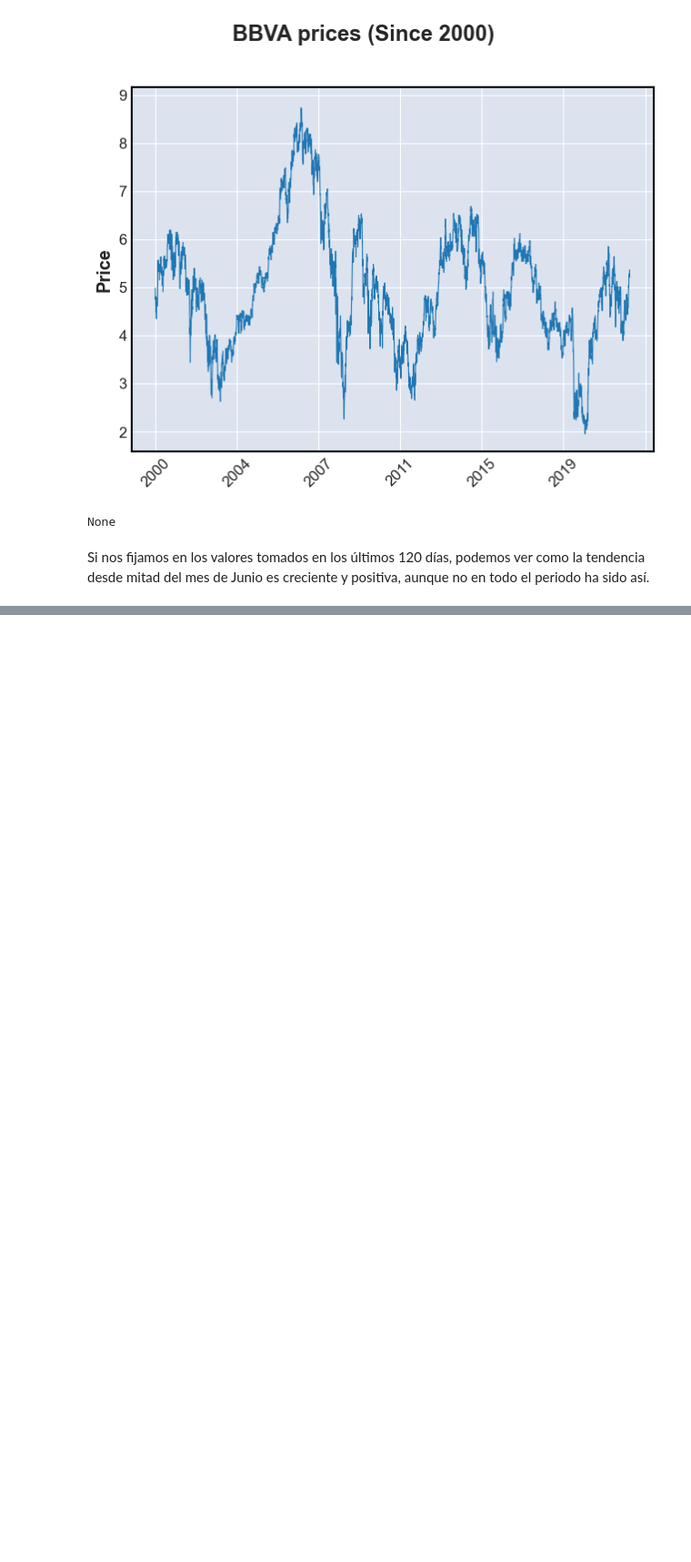
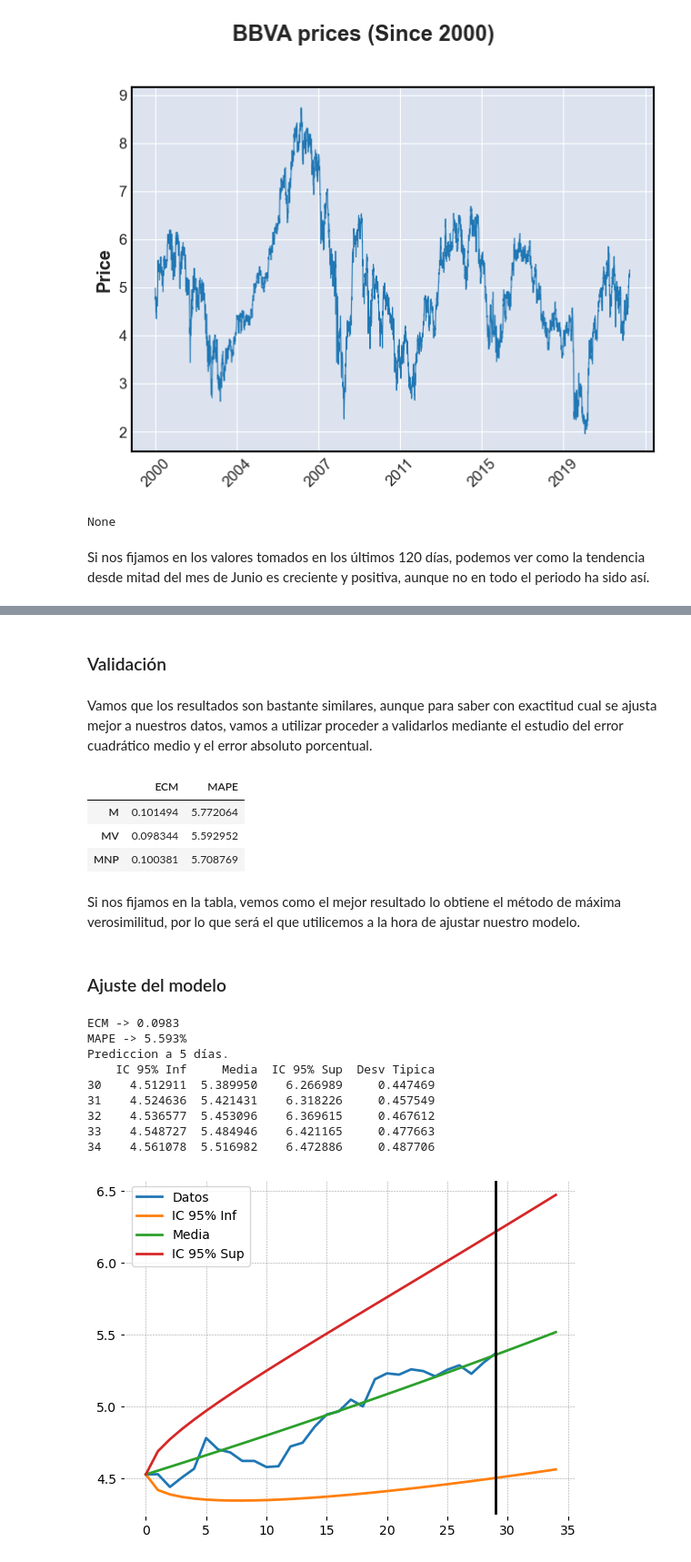
Before and after one commit to bereamanuel/analisisCarteras, a Jupyter notebook: BereaManuel_Actividad2.ipynb, the cells around one changed output, grey strips where cells are left out. Shown: that part at 91% size. Saved outputs shown, nothing was run; the diff lists cells and outputs as text; code cells hidden in the pictures; blank space fills up the shorter version.

```diff
--- a/BereaManuel_Actividad2.ipynb
+++ b/BereaManuel_Actividad2.ipynb
@@ -293,0 +323,31 @@ None
+# %% [markdown]
+### Validación
+# %% [markdown]
+Vamos que los resultados son bastante similares, aunque para saber con exactitud cual se ajusta mejor a nuestros datos, vamos a utilizar proceder a validarlos mediante el estudio del error cuadrático medio y el error absoluto porcentual.
+# %%
+validaciones = pd.DataFrame([validacion(estimacionMomentos(datos), datos),
+                                validacion(estimacionMV(datos), datos),
+                                validacion(estimacionMNP(datos), datos)] , index = ["M", "MV", "MNP"] )
+display(validaciones)
+# %% [output]
+|  | ECM | MAPE |
+| M | 0.101494 | 5.772064 |
+| MV | 0.098344 | 5.592952 |
+| MNP | 0.100381 | 5.708769 |
+# %% [markdown]
+Si nos fijamos en la tabla, vemos como el mejor resultado lo obtiene el método de máxima verosimilitud, por lo que será el que utilicemos a la hora de ajustar nuestro modelo.
+# %% [markdown]
+### Ajuste del modelo
+# %%
+graficar(datos, estimacionMV(datos), 5)
+# %% [output]
+ECM -> 0.0983
+MAPE -> 5.593%
+Prediccion a 5 días.
+    IC 95% Inf     Media  IC 95% Sup  Desv Tipica
+30    4.512911  5.389950    6.266989     0.447469
+31    4.524636  5.421431    6.318226     0.457549
+32    4.536577  5.453096    6.369615     0.467612
+33    4.548727  5.484946    6.421165     0.477663
+34    4.561078  5.516982    6.472886     0.487706
+[figure, added]
```
Also changed, not shown: parts of 9 cells of this notebook.
